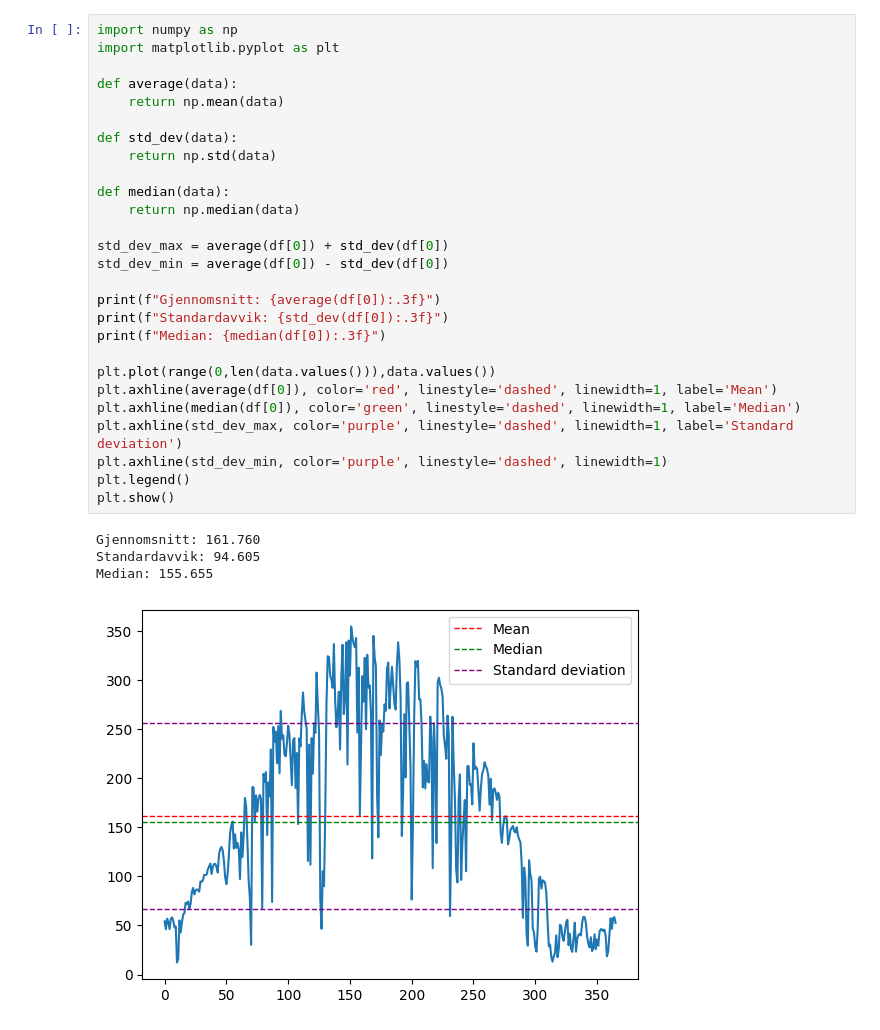
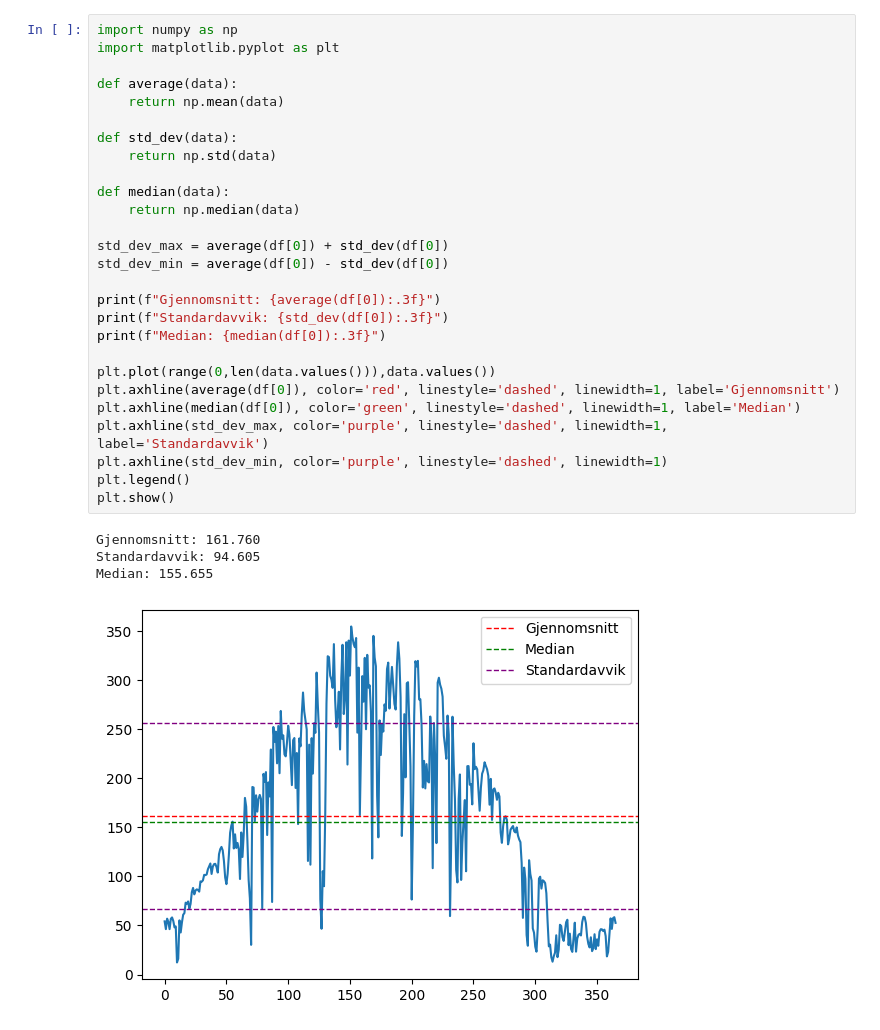
Before and after one commit to AbelSnabel/TDT4114_del_1_miljoanalyse, a Jupyter notebook: oppgave.ipynb, the cells around one changed output. Drawn from its saved outputs; the diff is of its cells as text.

```diff
--- a/oppgave.ipynb
+++ b/oppgave.ipynb
@@ -42,32 +41,32 @@ it work
 # %%
 import numpy as np
 import matplotlib.pyplot as plt
 
 def average(data):
     return np.mean(data)
 
 def std_dev(data):
     return np.std(data)
 
 def median(data):
     return np.median(data)
 
 std_dev_max = average(df[0]) + std_dev(df[0])
 std_dev_min = average(df[0]) - std_dev(df[0])
 
 print(f"Gjennomsnitt: {average(df[0]):.3f}")
 print(f"Standardavvik: {std_dev(df[0]):.3f}")
 print(f"Median: {median(df[0]):.3f}")
 
 plt.plot(range(0,len(data.values())),data.values())
-plt.axhline(average(df[0]), color='red', linestyle='dashed', linewidth=1, label='Mean')
+plt.axhline(average(df[0]), color='red', linestyle='dashed', linewidth=1, label='Gjennomsnitt')
 plt.axhline(median(df[0]), color='green', linestyle='dashed', linewidth=1, label='Median')
-plt.axhline(std_dev_max, color='purple', linestyle='dashed', linewidth=1, label='Standard deviation')
+plt.axhline(std_dev_max, color='purple', linestyle='dashed', linewidth=1, label='Standardavvik')
 plt.axhline(std_dev_min, color='purple', linestyle='dashed', linewidth=1)
 plt.legend()
 plt.show()
 # %% [output]
 Gjennomsnitt: 161.760
 Standardavvik: 94.605
 Median: 155.655
-[figure, old version]
+[figure, new version]
```
Also changed, not shown: parts of 1 cell of this notebook.
